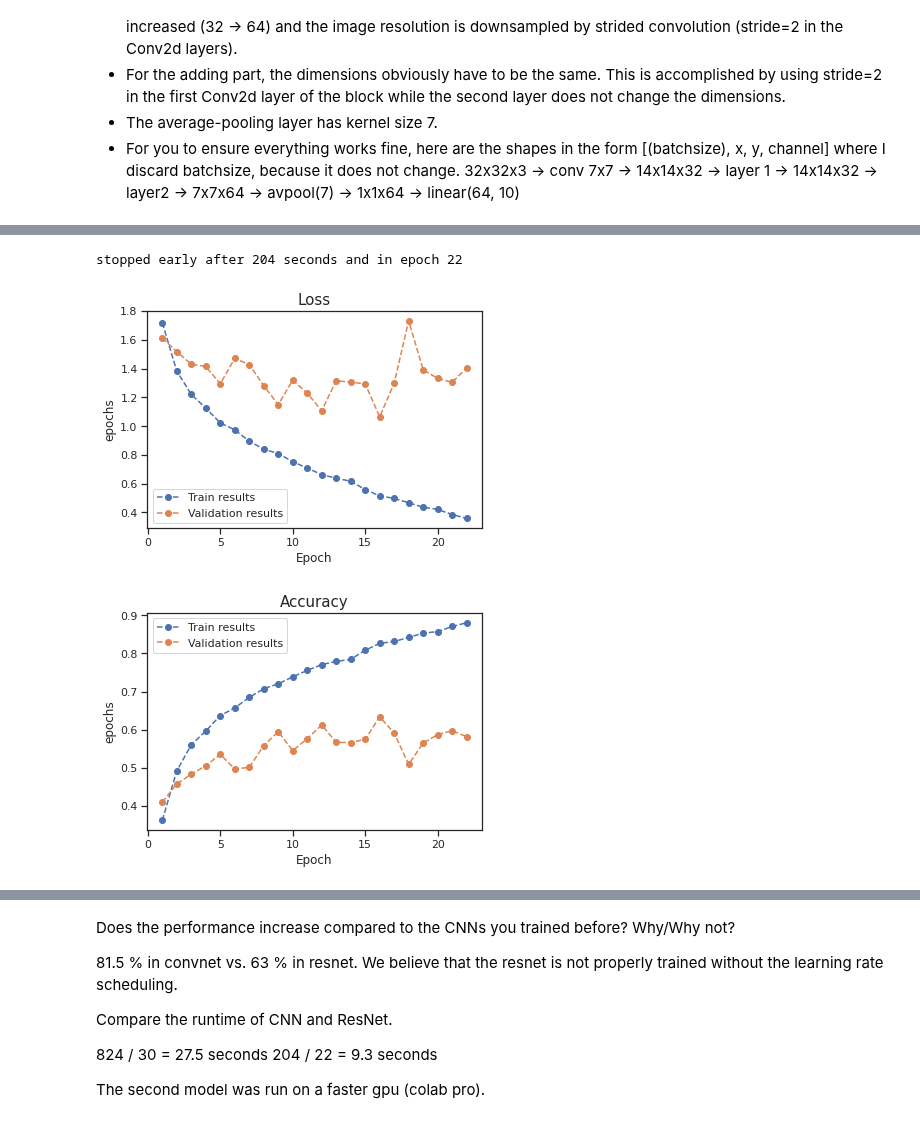
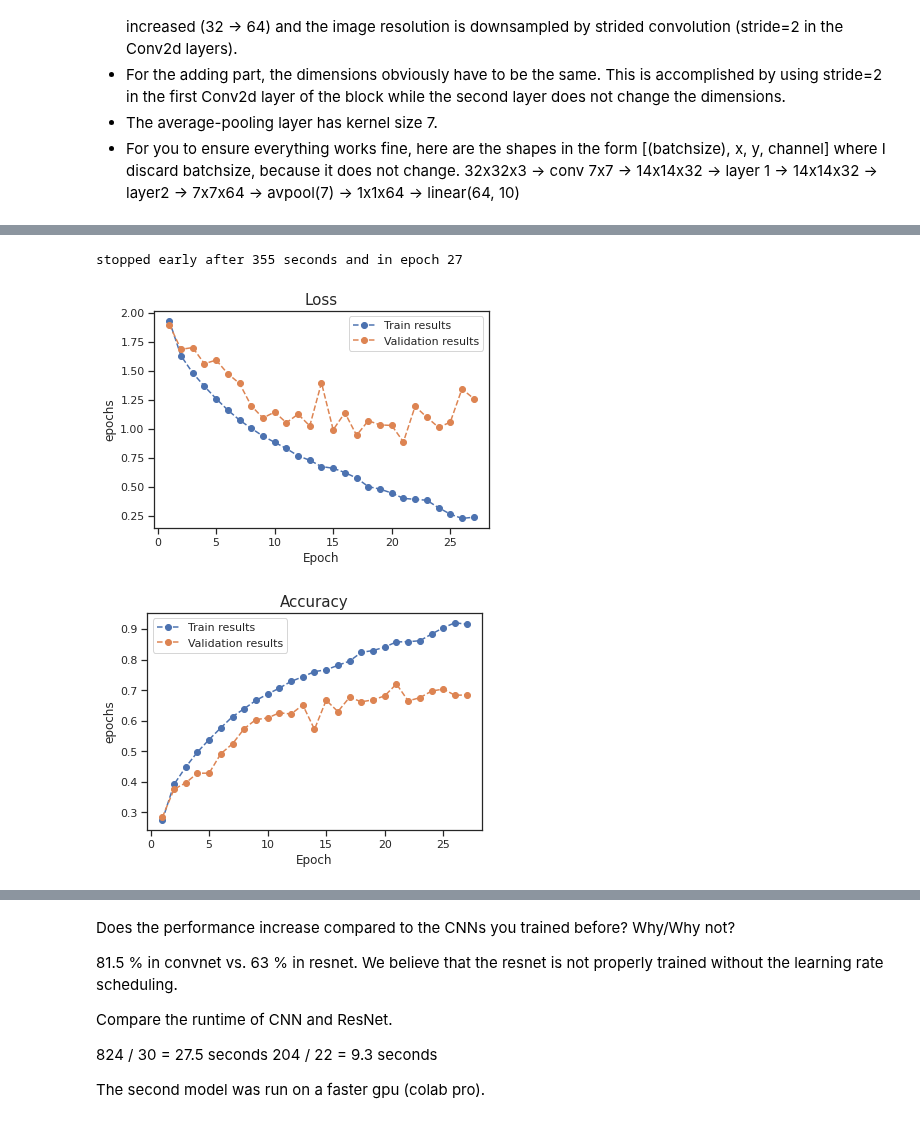
Before and after one commit to jonaden94/deepl-ecker-21-22, a Jupyter notebook: Ex3_2021.ipynb, the cells around one changed output, grey strips where cells are left out. Drawn from its saved outputs; the diff is of its cells as text; code cells hidden in the pictures.

```diff
--- a/Ex3_2021.ipynb
+++ b/Ex3_2021.ipynb
@@ -494,19 +494,19 @@ class ResNet(nn.Module):
 # %%
 # TODO train and plot
 
 model = ResNet()
 model = model.cuda()
-optimizer = torch.optim.Adam(model.parameters(), lr=0.001)
+optimizer = torch.optim.Adam(model.parameters(), lr=0.01)
 earlystop = ut.EarlyStopper(patience=5)
 result = ut.run_training(model, optimizer, loss_function, device, 100,
                       trainloader, valloader, early_stopper=earlystop, verbose=True)
 
 train_losses, val_losses, train_accs, val_accs, confusion_matrix = result
 ut.plot("Loss", "epochs", train_losses, val_losses, yscale='linear')
 ut.plot("Accuracy", "epochs", train_accs, val_accs, yscale='linear')
 ut.diag(val_accs, val_losses)
 # %% [output]
 [interactive output not drawn]
-stopped early after 204 seconds and in epoch 22
+stopped early after 355 seconds and in epoch 27
-[figure, old version]
+[figure, new version]
-[figure, old version]
+[figure, new version]
```
Also changed, not shown: parts of 9 cells of this notebook.
